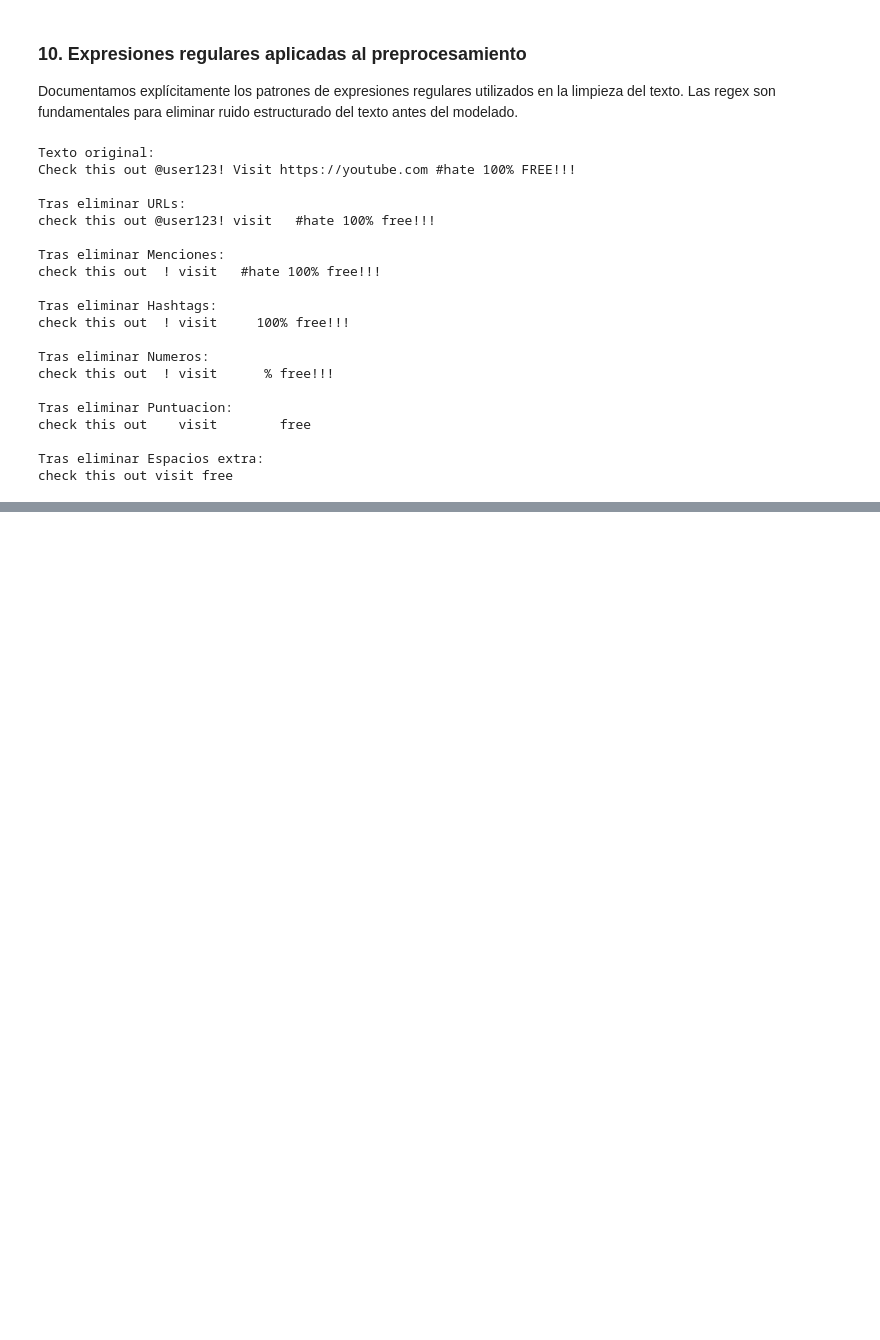
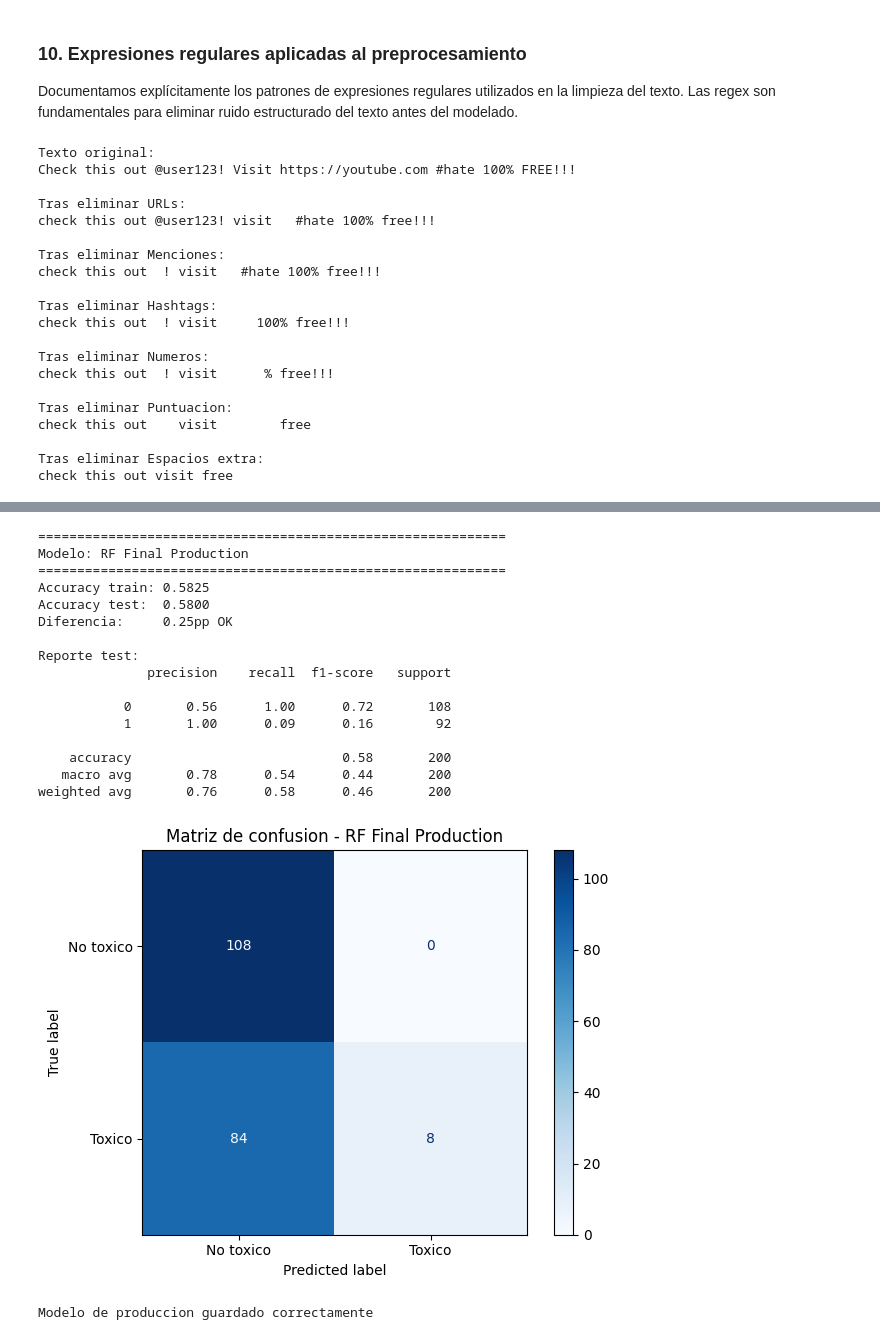
Before and after one commit to Bootcamp-IA-P6/p9e5, a Jupyter notebook: notebooks/03_modeling.ipynb, the cells around one changed output, grey strips where cells are left out. Drawn from its saved outputs; the diff is of its cells as text; code cells hidden in the pictures; blank space fills up the shorter version.

```diff
--- a/notebooks/03_modeling.ipynb
+++ b/notebooks/03_modeling.ipynb
@@ -730,0 +745,38 @@ check this out visit free
+# %%
+vectorizer_simple = TfidfVectorizer(max_features=500, ngram_range=(1, 2))
+X_train_simple = vectorizer_simple.fit_transform(X_train)
+X_test_simple = vectorizer_simple.transform(X_test)
+
+rf_simple = RandomForestClassifier(
+    max_depth=5,
+    min_samples_leaf=16,
+    n_estimators=50,
+    max_features='log2',
+    random_state=42
+)
+
+rf_simple.fit(X_train_simple, y_train)
+results.append(evaluate_model(rf_simple, X_train_simple, X_test_simple, y_train, y_test, 'RF Final Production'))
+
+joblib.dump(rf_simple, '../src/model.joblib')
+joblib.dump(vectorizer_simple, '../src/vectorizer.joblib')
+print("Modelo de produccion guardado correctamente")
+# %% [output]
+============================================================
+Modelo: RF Final Production
+============================================================
+Accuracy train: 0.5825
+Accuracy test:  0.5800
+Diferencia:     0.25pp OK
+
+Reporte test:
+              precision    recall  f1-score   support
+
+           0       0.56      1.00      0.72       108
+           1       1.00      0.09      0.16        92
+
+    accuracy                           0.58       200
+   macro avg       0.78      0.54      0.44       200
+weighted avg       0.76      0.58      0.46       200
+[figure, added]
+Modelo de produccion guardado correctamente
```
Also changed, not shown: parts of 13 cells of this notebook, 2 other files.
